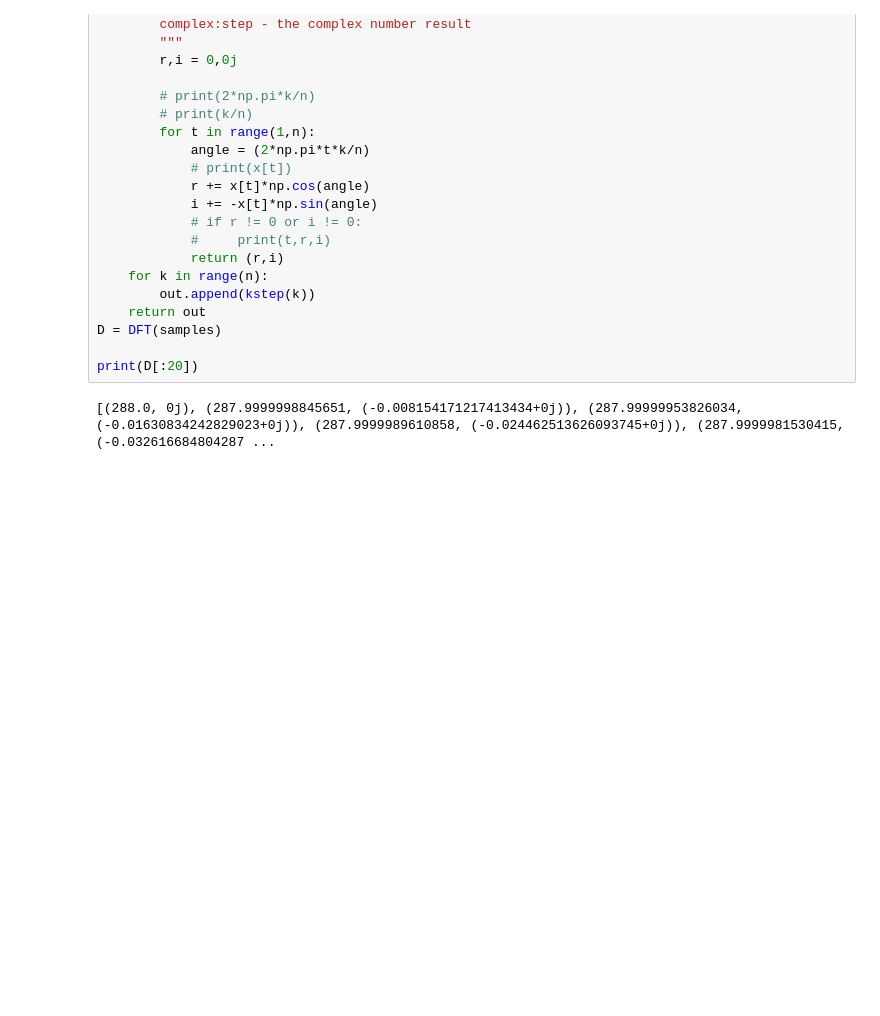
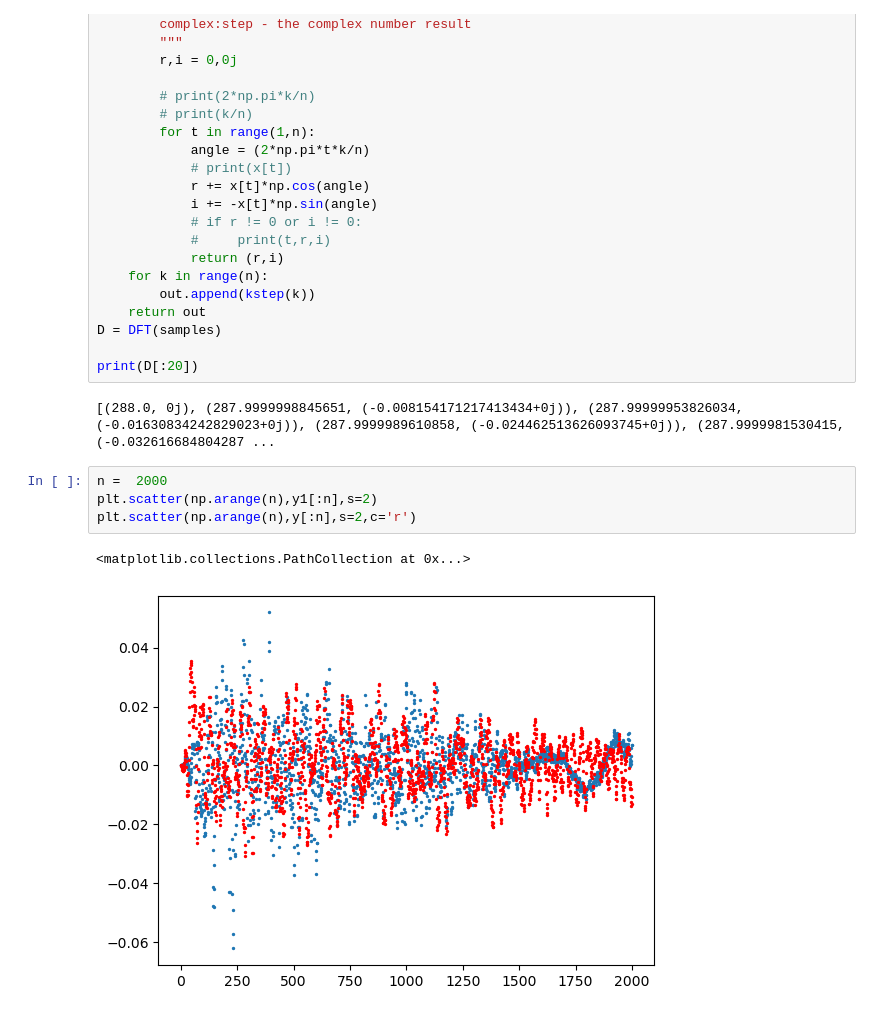
Before and after one commit to georgej1144/FFT_FinalProj_3656, a Jupyter notebook: Reference_Spectrograms.ipynb, the cells around one changed output. Saved outputs shown, nothing was run; the diff lists cells and outputs as text; blank space fills up the shorter version.

Commit message:
create helpers for fft experimentation/visualization

```diff
--- a/Reference_Spectrograms.ipynb
+++ b/Reference_Spectrograms.ipynb
@@ -79,3 +79,10 @@ D = DFT(samples)
 print(D[:20])
 # %% [output]
 [(288.0, 0j), (287.9999998845651, (-0.008154171217413434+0j)), (287.99999953826034, (-0.01630834242829023+0j)), (287.9999989610858, (-0.024462513626093745+0j)), (287.9999981530415, (-0.032616684804287 ...
+# %%
+n =  2000
+plt.scatter(np.arange(n),y1[:n],s=2)
+plt.scatter(np.arange(n),y[:n],s=2,c='r')
+# %% [output]
+<matplotlib.collections.PathCollection at 0x...>
+[figure, added]
```
Also changed, not shown: 3 other files.
